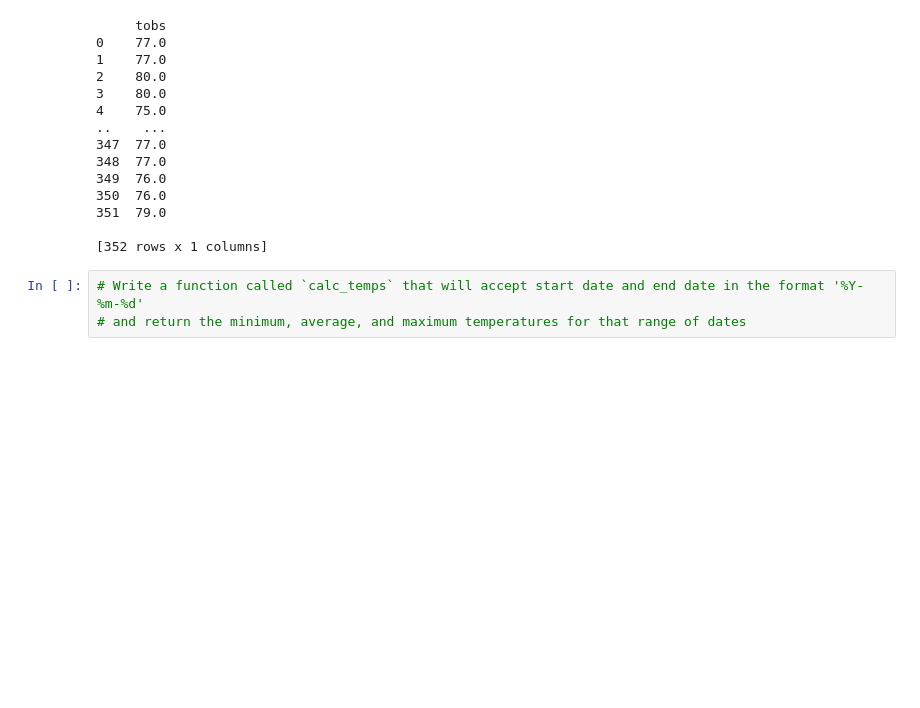
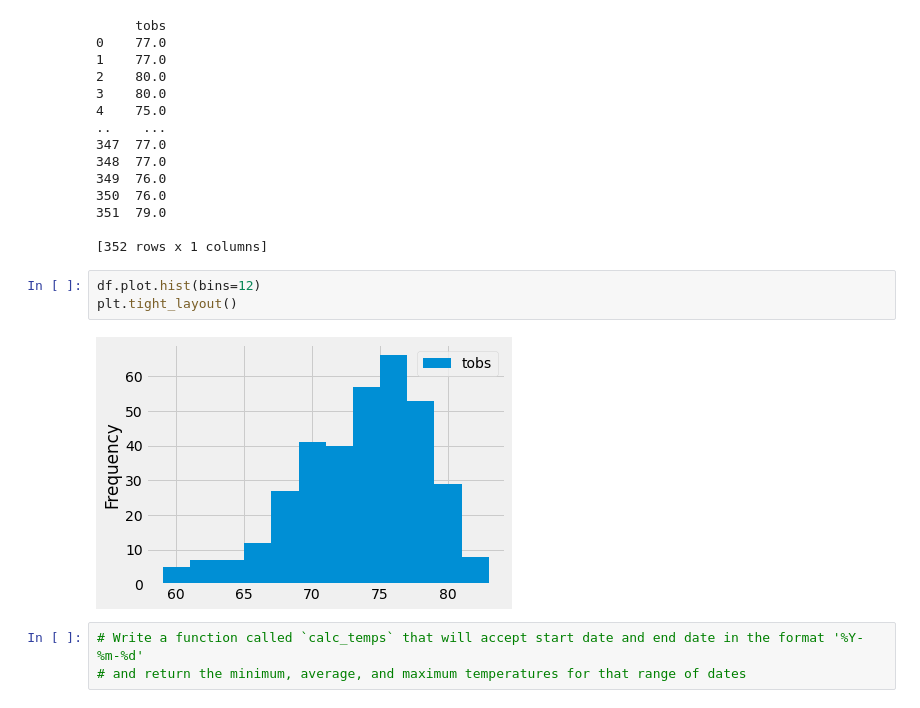
Before and after one commit to kramerkyle/Surfs_Up, a Jupyter notebook: climate_analysis.ipynb, the cells around one changed output. Drawn from its saved outputs; the diff is of its cells as text; blank space fills up the shorter version.

```diff
--- a/climate_analysis.ipynb
+++ b/climate_analysis.ipynb
@@ -128,6 +128,11 @@ print(df)
 351  79.0
 
 [352 rows x 1 columns]
+# %%
+df.plot.hist(bins=12)
+plt.tight_layout()
+# %% [output]
+[figure, added]
 # %%
 # Write a function called `calc_temps` that will accept start date and end date in the format '%Y-%m-%d'
 # and return the minimum, average, and maximum temperatures for that range of dates
```
